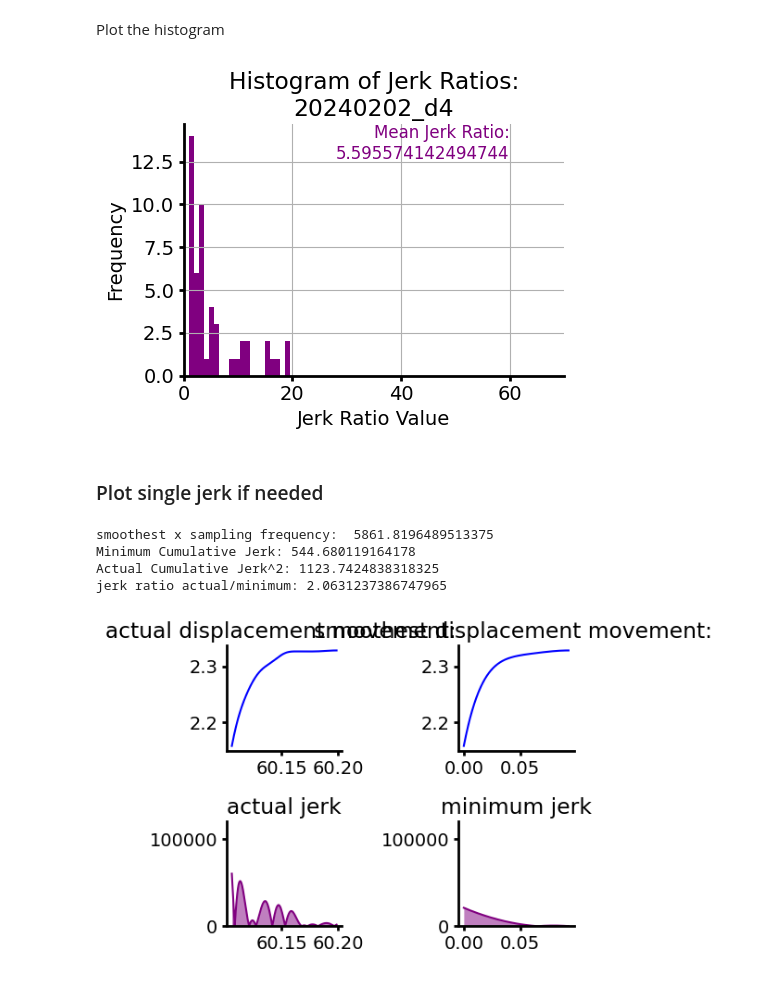
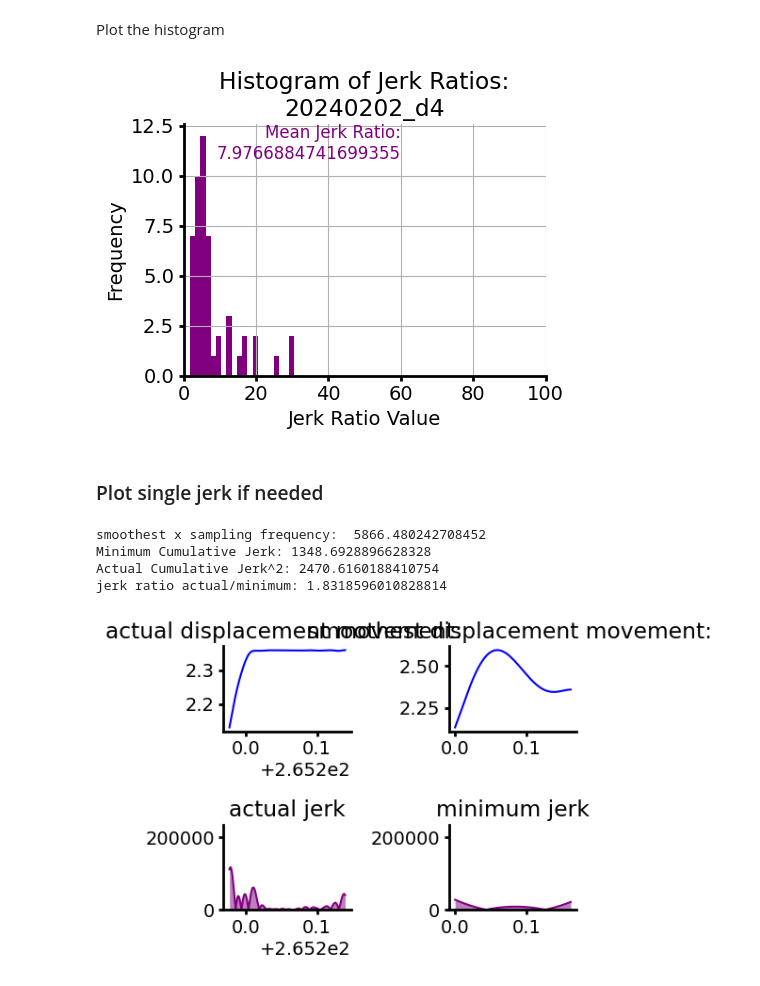
Before and after one commit to paulazoo/behavior, a Jupyter notebook: analysis/Jerk.ipynb, the cells around one changed output. Cells and saved outputs as stored; diff of their text form; code cells hidden in the pictures.

```diff
--- a/analysis/Jerk.ipynb
+++ b/analysis/Jerk.ipynb
@@ -1,9 +1,9 @@
 # %% [markdown]
 ### set session
 # %%
-name = 'ANM8'
-session = '20240130_d1'
-num_trials = 66
+name = 'ANM1'
+session = '20240203_d5'
+num_trials = 64
 threshold_shift = 0.0
 # %% [markdown]
 ### imports
@@ -120,16 +120,16 @@ Plot the histogram
 # %%
 plt.hist(jerk_ratios[:, 1], bins=20, color='purple')
 plt.title('Histogram of Jerk Ratios:\n'+session)
 plt.xlabel('Jerk Ratio Value')
 plt.ylabel('Frequency')
-plt.xlim([0, 70])
+plt.xlim([0, 100])
 plt.grid(True)
 plt.text(60, max(plt.ylim()), "Mean Jerk Ratio:\n"+ str(np.mean(jerk_ratios[:, 1])), ha='right', va='top', fontsize=12, color='purple')
 
 plt.savefig(output_folder+"plot_jerk_ratios.png")
 plt.show()
 # %% [output]
-[figure, old version]
+[figure, new version]
 # %% [markdown]
 ### Plot single jerk if needed
 # %%
@@ -188,8 +188,8 @@ plt.title("minimum jerk")
 
 plt.show()
 # %% [output]
-smoothest x sampling frequency:  5861.8196489513375
-Minimum Cumulative Jerk: 544.680119164178
-Actual Cumulative Jerk^2: 1123.7424838318325
-jerk ratio actual/minimum: 2.0631237386747965
+smoothest x sampling frequency:  5866.480242708452
+Minimum Cumulative Jerk: 1348.6928896628328
+Actual Cumulative Jerk^2: 2470.6160188410754
+jerk ratio actual/minimum: 1.8318596010828814
-[figure, old version]
+[figure, new version]
```
Also changed, not shown: parts of 3 cells of this notebook, 20 other files.
